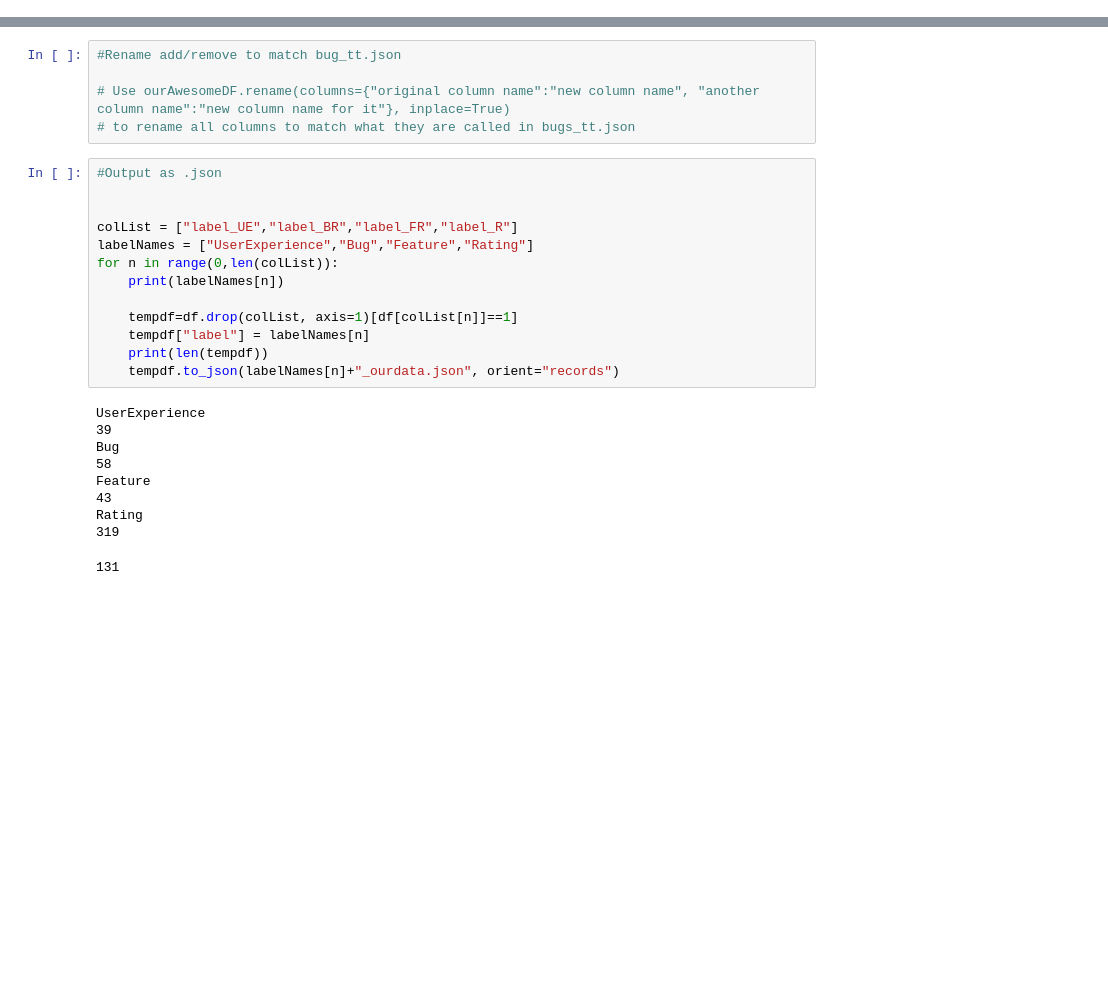
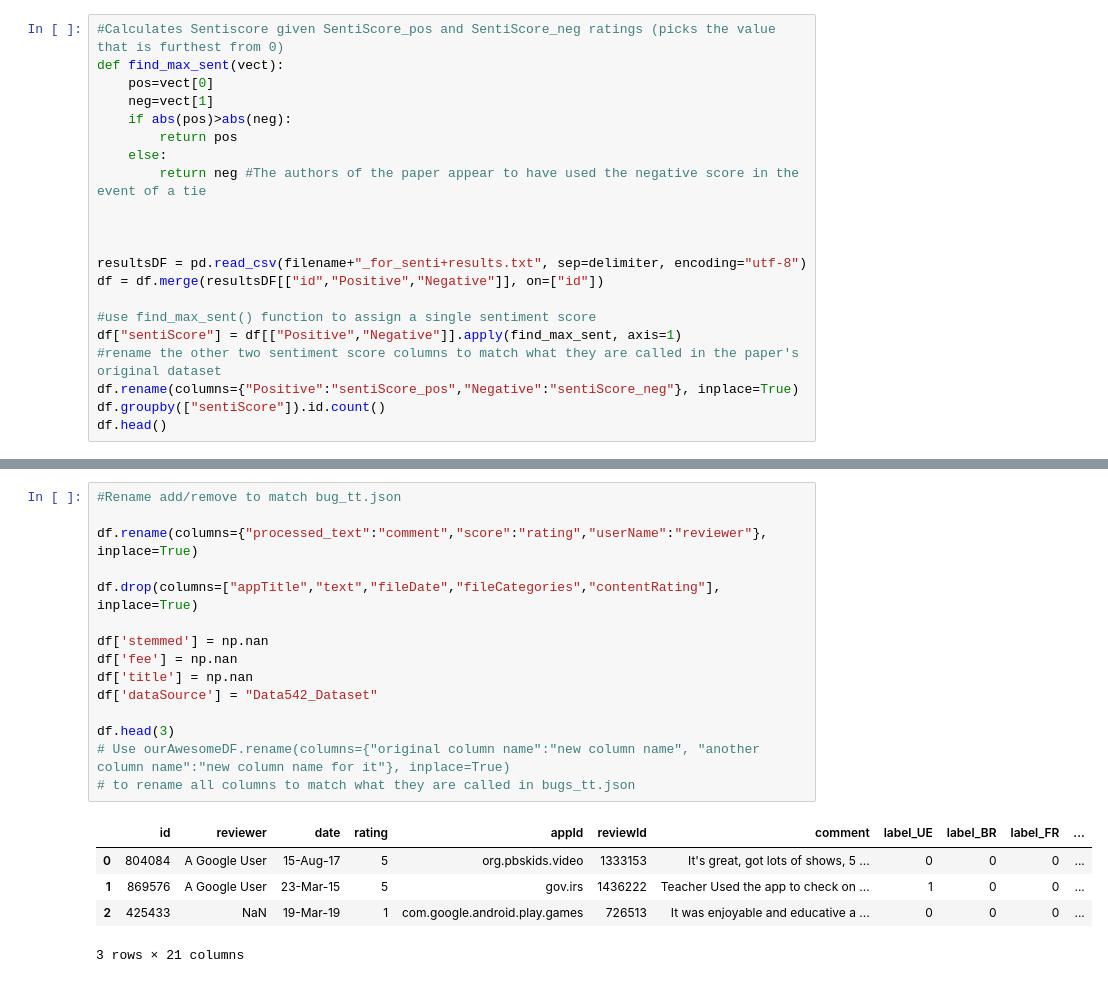
Before and after one commit to 10001Monkeys/data-553-grpprj, a Jupyter notebook: PreProcessNotebook.ipynb, the cells around one changed output, grey strips where cells are left out. Saved outputs shown, nothing was run; the diff lists cells and outputs as text; blank space fills up the shorter version.

Commit message:
Reformatted notebook and added json output function

```diff
--- a/PreProcessNotebook.ipynb
+++ b/PreProcessNotebook.ipynb
@@ -146,0 +185,21 @@ df[['future','past', 'present_simple','present_con']] = replic_tense[['future','
+# %%
+#Calculates Sentiscore given SentiScore_pos and SentiScore_neg ratings (picks the value that is furthest from 0)
+def find_max_sent(vect):
+    pos=vect[0]
+    neg=vect[1]
+    if abs(pos)>abs(neg):
+        return pos
+    else:
+        return neg #The authors of the paper appear to have used the negative score in the event of a tie
+
+
+
+resultsDF = pd.read_csv(filename+"_for_senti+results.txt", sep=delimiter, encoding="utf-8")
+df = df.merge(resultsDF[["id","Positive","Negative"]], on=["id"])
+
+#use find_max_sent() function to assign a single sentiment score
+df["sentiScore"] = df[["Positive","Negative"]].apply(find_max_sent, axis=1)
+#rename the other two sentiment score columns to match what they are called in the paper's original dataset
+df.rename(columns={"Positive":"sentiScore_pos","Negative":"sentiScore_neg"}, inplace=True)
+df.groupby(["sentiScore"]).id.count()
+df.head()
@@ -147,28 +214,21 @@ df[['future','past', 'present_simple','present_con']] = replic_tense[['future','
 # %%
 #Rename add/remove to match bug_tt.json
 
+df.rename(columns={"processed_text":"comment","score":"rating","userName":"reviewer"}, inplace=True)
+
+df.drop(columns=["appTitle","text","fileDate","fileCategories","contentRating"], inplace=True)
+
+df['stemmed'] = np.nan
+df['fee'] = np.nan
+df['title'] = np.nan
+df['dataSource'] = "Data542_Dataset"
+
+df.head(3)
 # Use ourAwesomeDF.rename(columns={"original column name":"new column name", "another column name":"new column name for it"}, inplace=True)
 # to rename all columns to match what they are called in bugs_tt.json
+# %% [output]
+|  | id | reviewer | date | rating | appId | reviewId | comment | label_UE | label_BR | label_FR | ... |
+| 0 | 804084 | A Google User | 15-Aug-17 | 5 | org.pbskids.video | 1333153 | It's great, got lots of shows, 5 ... | 0 | 0 | 0 | ... |
+| 1 | 869576 | A Google User | 23-Mar-15 | 5 | gov.irs | 1436222 | Teacher Used the app to check on ... | 1 | 0 | 0 | ... |
+| 2 | 425433 | NaN | 19-Mar-19 | 1 | com.google.android.play.games | 726513 | It was enjoyable and educative a ... | 0 | 0 | 0 | ... |
+3 rows × 21 columns
-# %%
-#Output as .json
-
-
-colList = ["label_UE","label_BR","label_FR","label_R"]
-labelNames = ["UserExperience","Bug","Feature","Rating"]
-for n in range(0,len(colList)):
-    print(labelNames[n])
-
-    tempdf=df.drop(colList, axis=1)[df[colList[n]]==1]
-    tempdf["label"] = labelNames[n]
-    print(len(tempdf))
-    tempdf.to_json(labelNames[n]+"_ourdata.json", orient="records")
-# %% [output]
-UserExperience
-39
-Bug
-58
-Feature
-43
-Rating
-319
-131
```
Also changed, not shown: parts of 20 cells of this notebook, 5 other files.
